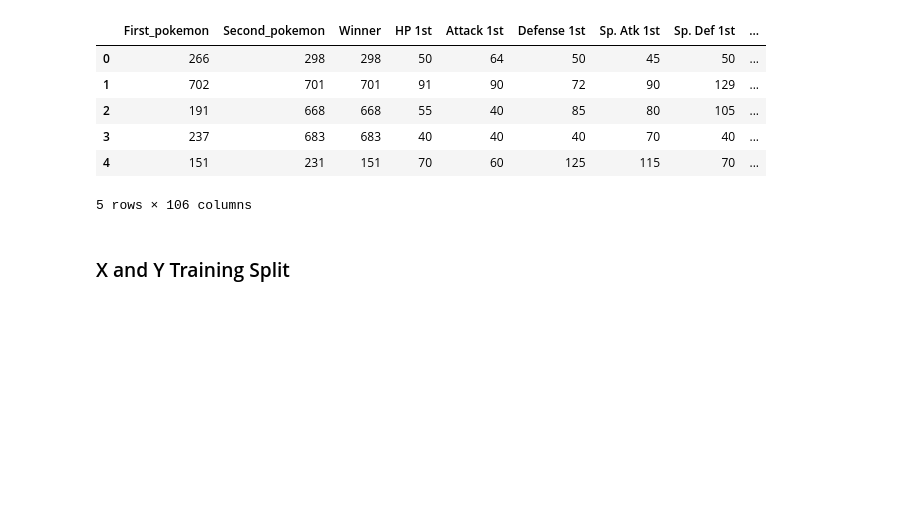
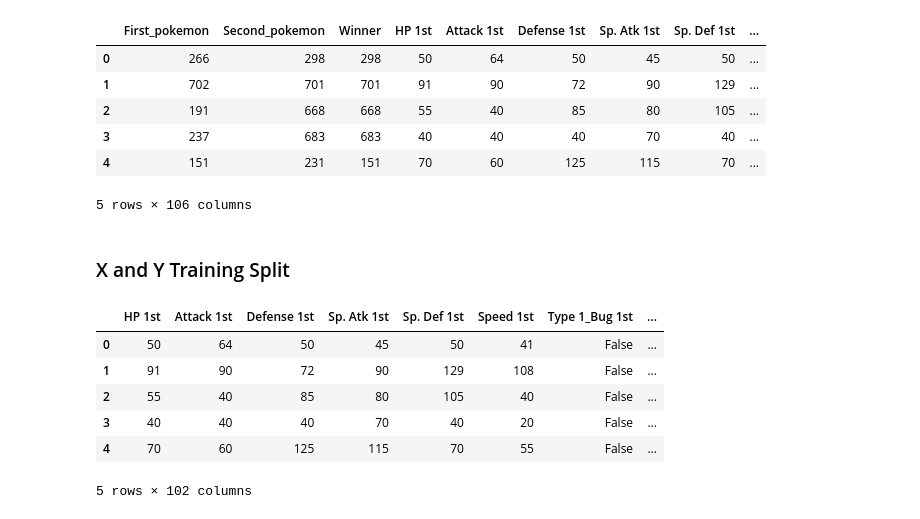
Before and after one commit to SevenWoos/MachineLearningProjects, a Jupyter notebook: pokemon_projects/pokemon_ml/pokemon_ml.ipynb, the cells around one changed output. Cells and saved outputs as stored; diff of their text form; code cells hidden in the pictures; blank space fills up the shorter version.

```diff
--- a/pokemon_projects/pokemon_ml/pokemon_ml.ipynb
+++ b/pokemon_projects/pokemon_ml/pokemon_ml.ipynb
@@ -1447,3 +1447,16 @@ merged_both_pokemon.head()
 5 rows × 106 columns
 # %% [markdown]
 ### X and Y Training Split
+# %%
+# x_data = merged_both_pokemon.drop(columns=['Winner', 'First_Pokemon_Won'], axis=1)
+x_data = merged_both_pokemon.drop(columns=['Winner', 'First_Pokemon_Won', 'First_pokemon', 'Second_pokemon'])
+
+x_data.head()
+# %% [output]
+|  | HP 1st | Attack 1st | Defense 1st | Sp. Atk 1st | Sp. Def 1st | Speed 1st | Type 1_Bug 1st | ... |
+| 0 | 50 | 64 | 50 | 45 | 50 | 41 | False | ... |
+| 1 | 91 | 90 | 72 | 90 | 129 | 108 | False | ... |
+| 2 | 55 | 40 | 85 | 80 | 105 | 40 | False | ... |
+| 3 | 40 | 40 | 40 | 70 | 40 | 20 | False | ... |
+| 4 | 70 | 60 | 125 | 115 | 70 | 55 | False | ... |
+5 rows × 102 columns
```
Also changed, not shown: parts of 5 cells of this notebook.
